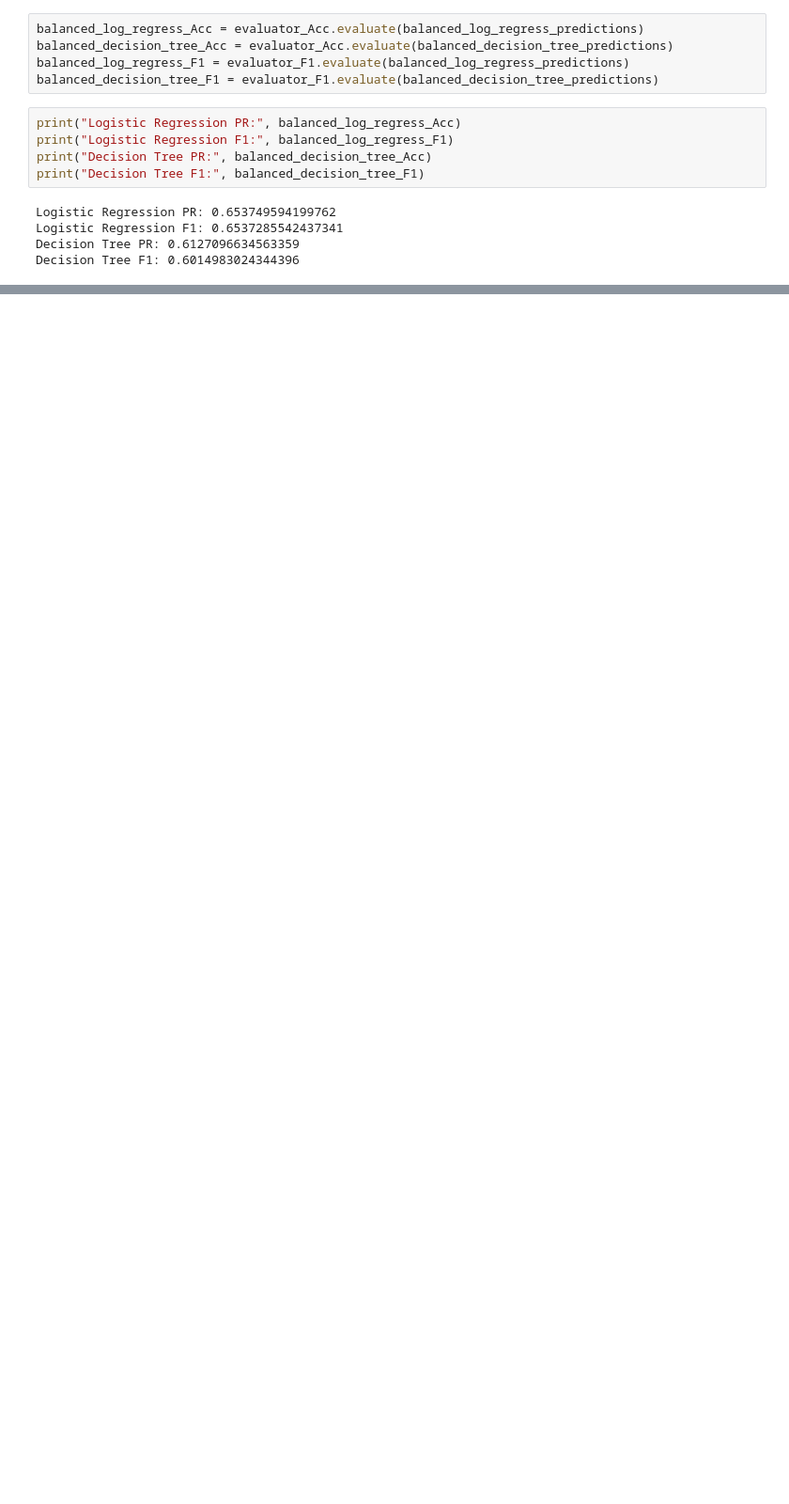
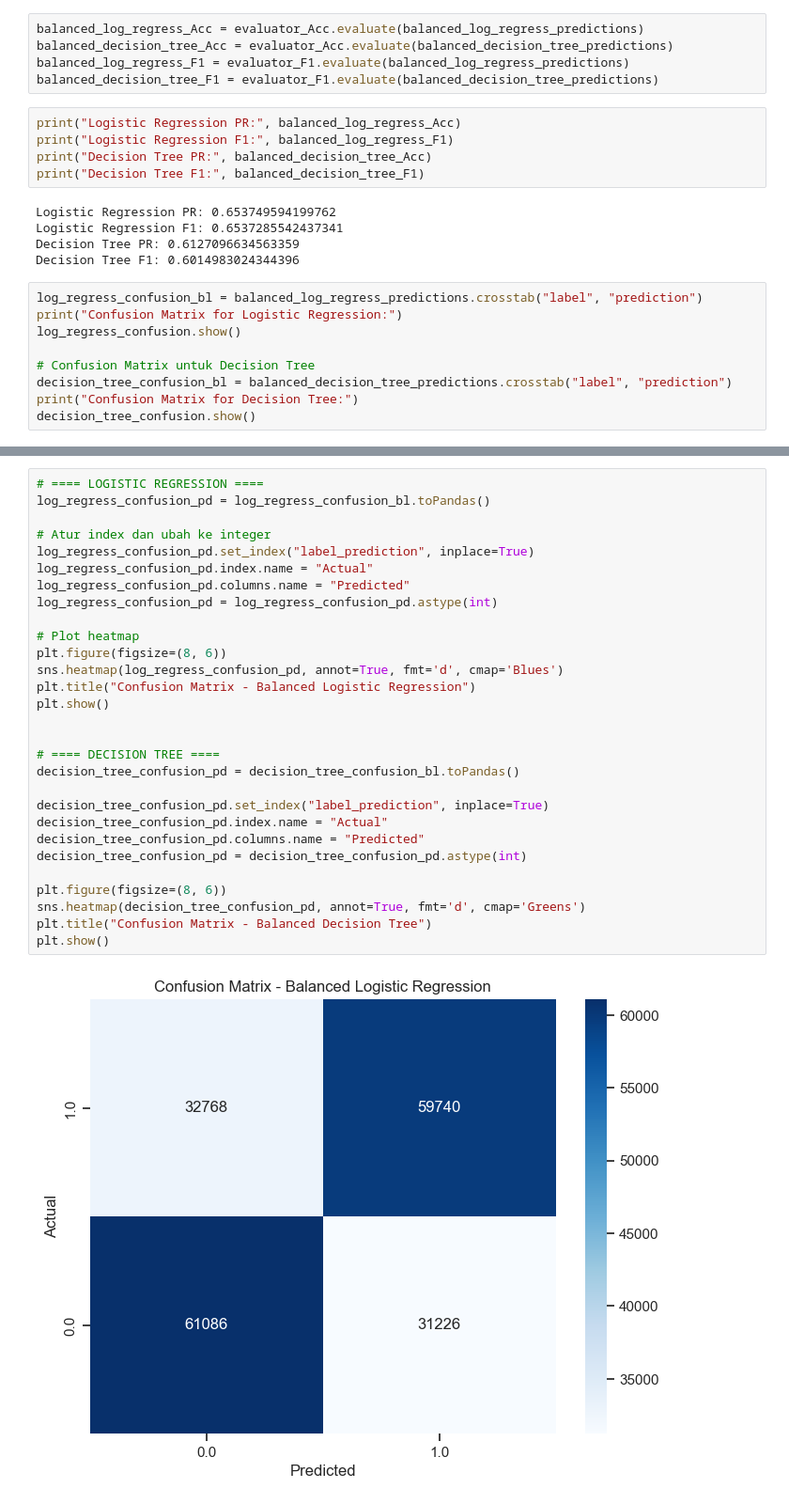
Before and after one commit to gitHan25/BigData, a Jupyter notebook: tes.ipynb, the cells around one changed output, grey strips where cells are left out. Shown: that part at 94% size. Saved outputs shown, nothing was run; the diff lists cells and outputs as text; blank space fills up the shorter version.

```diff
--- a/tes.ipynb
+++ b/tes.ipynb
@@ -715,3 +732,12 @@ Logistic Regression PR: 0.653749594199762
 Logistic Regression F1: 0.6537285542437341
 Decision Tree PR: 0.6127096634563359
 Decision Tree F1: 0.6014983024344396
+# %%
+log_regress_confusion_bl = balanced_log_regress_predictions.crosstab("label", "prediction")
+print("Confusion Matrix for Logistic Regression:")
+log_regress_confusion.show()
+
+# Confusion Matrix untuk Decision Tree
+decision_tree_confusion_bl = balanced_decision_tree_predictions.crosstab("label", "prediction")
+print("Confusion Matrix for Decision Tree:")
+decision_tree_confusion.show()
@@ -717,0 +760,31 @@ Decision Tree F1: 0.6014983024344396
+# %%
+# ==== LOGISTIC REGRESSION ====
+log_regress_confusion_pd = log_regress_confusion_bl.toPandas()
+
+# Atur index dan ubah ke integer
+log_regress_confusion_pd.set_index("label_prediction", inplace=True)
+log_regress_confusion_pd.index.name = "Actual"
+log_regress_confusion_pd.columns.name = "Predicted"
+log_regress_confusion_pd = log_regress_confusion_pd.astype(int)
+
+# Plot heatmap
+plt.figure(figsize=(8, 6))
+sns.heatmap(log_regress_confusion_pd, annot=True, fmt='d', cmap='Blues')
+plt.title("Confusion Matrix - Balanced Logistic Regression")
+plt.show()
+
+
+# ==== DECISION TREE ====
+decision_tree_confusion_pd = decision_tree_confusion_bl.toPandas()
+
+decision_tree_confusion_pd.set_index("label_prediction", inplace=True)
+decision_tree_confusion_pd.index.name = "Actual"
+decision_tree_confusion_pd.columns.name = "Predicted"
+decision_tree_confusion_pd = decision_tree_confusion_pd.astype(int)
+
+plt.figure(figsize=(8, 6))
+sns.heatmap(decision_tree_confusion_pd, annot=True, fmt='d', cmap='Greens')
+plt.title("Confusion Matrix - Balanced Decision Tree")
+plt.show()
+# %% [output]
+[figure, added]
```
Also changed, not shown: parts of 9 cells of this notebook.
